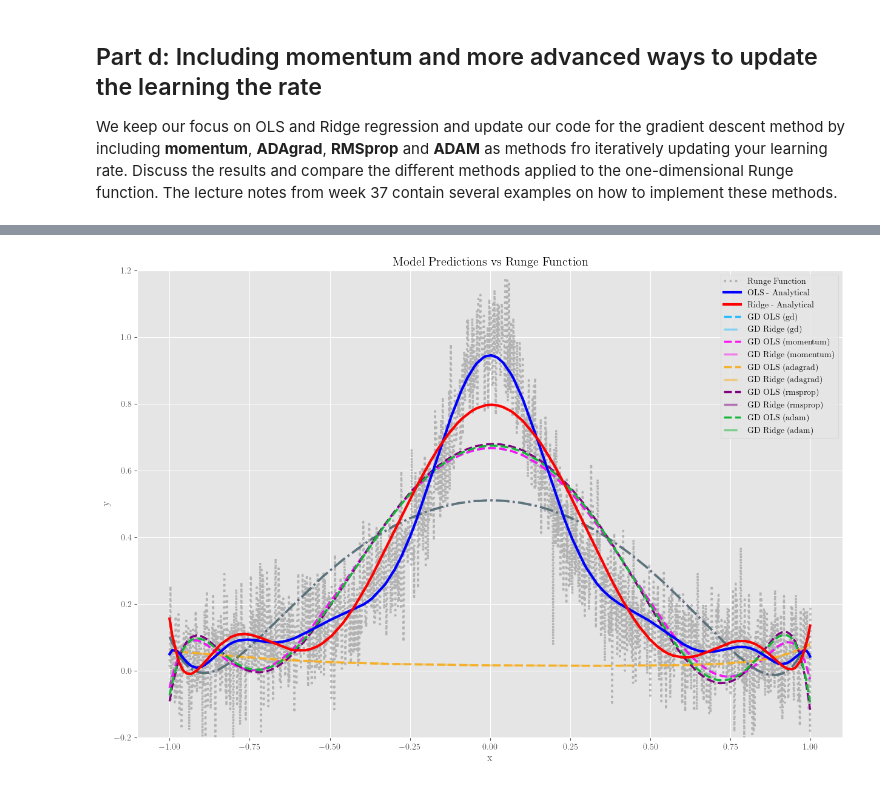
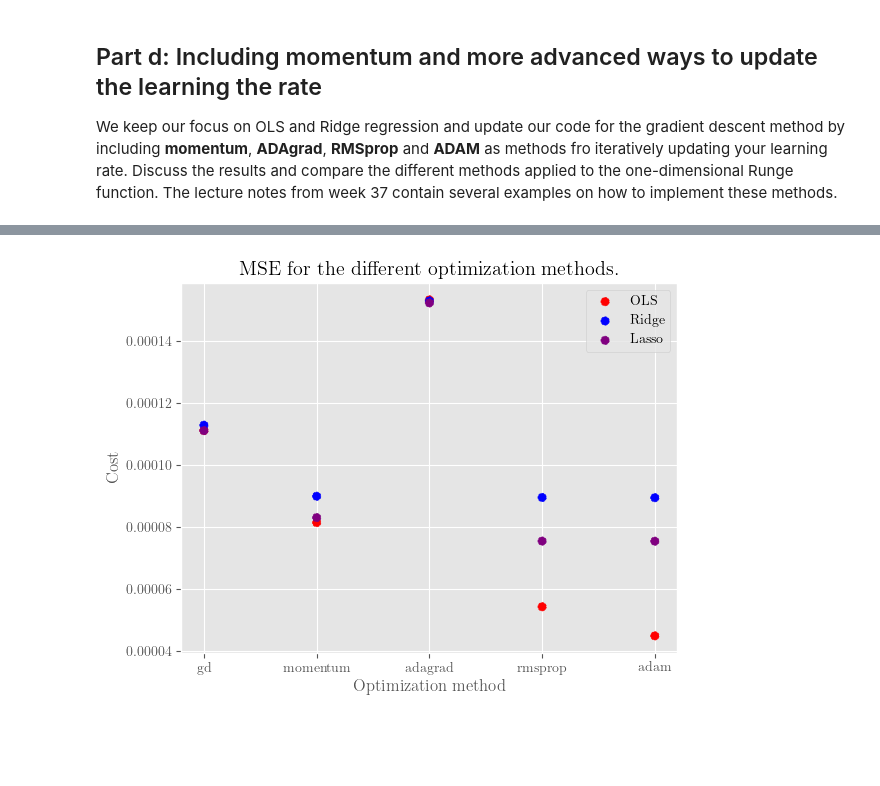
Before and after one commit to kjes4pres/Project_1_FYSSTK, a Jupyter notebook: Code/c_and_d_and_e.ipynb, the cells around one changed output, grey strips where cells are left out. Drawn from its saved outputs; the diff is of its cells as text; code cells hidden in the pictures; blank space fills up the shorter version.

```diff
--- a/Code/c_and_d_and_e.ipynb
+++ b/Code/c_and_d_and_e.ipynb
@@ -411,29 +390,15 @@ plt.show()
-# %%
-# Plot the results from OLS and Ridge on the test data
-plt.figure(figsize=(15,10))
-# Plot the true function, however we need to sort x for this
-sort_indices_full = np.argsort(x.flatten())
-plt.plot(x[sort_indices_full], y[sort_indices_full], color='gray', linestyle=':', label='Runge Function', linewidth=2.5, alpha=0.5)
-# Sort x_test and corresponding predictions for better plotting
-sort_indices = np.argsort(x_test.flatten())
-plt.plot(x_test[sort_indices], y_pred_ols[sort_indices],   color='blue', label='OLS - Analytical',   zorder=5, linewidth=3, linestyle='-')
-plt.plot(x_test[sort_indices], y_pred_ridge[sort_indices], color='red',  label='Ridge - Analytical', zorder=8, linewidth=3, linestyle='-')
-#plt.plot(x_test[sort_indices], y_pred_Lasso[sort_indices], color='Black',  label='Lasso Prediction', zorder=8, linewidth=2.5, linestyle='-')
-colors_OLS   = {'gd': '#A01B03', 'momentum': '#CD2204', 'adagrad': '#ED2905', 'rmsprop': '#FB5032', 'adam': '#FC775F'}
-colors_Ridge = {'gd': '#0308A0', 'momentum': '#040BCD', 'adagrad': '#050DED', 'rmsprop': '#3239FB', 'adam': '#5F64FC'}
-colors_cost_history    = {'gd': '#21BCFF', 'momentum': '#FF10F0', 'adagrad': '#F5B027', 'rmsprop': '#800080', 'adam': "#13B737"}
-#colors_Lasso = {'gd': '#1D1D1D', 'momentum': '#353535', 'adagrad': '#4C4C4C', 'rmsprop': '#646464', 'adam': '#7C7C7C'}
-for method in methods:
-    plt.plot(x_test[sort_indices], X_test[sort_indices] @ results[method]['theta_OLS'],   label=f'GD OLS ({method})',   linewidth=2.5, linestyle='--', color=colors_cost_history[method])
-    plt.plot(x_test[sort_indices], X_test[sort_indices] @ results[method]['theta_Ridge'], label=f'GD Ridge ({method})', linewidth=2.5, linestyle='-.', color=colors_cost_history[method], alpha=0.5)
-    #plt.plot(x_test[sort_indices], X_test[sort_indices] @ results[method]['theta_Lasso'], label=f'GD Lasso ({method})', linewidth=2.5, linestyle=':',  color=colors_Lasso[method])
-plt.xlabel("x")
-plt.ylabel("y")
-plt.ylim(-0.2,1.2)
-plt.title("Model Predictions vs Runge Function")
-# Making the legend outside the plot
-plt.legend(loc='upper right')
-plt.savefig(out_dir / "Model_predictions_GD_and_analytical.pdf" , dpi=200, bbox_inches="tight")
-plt.show()
-# %% [output]
-[figure, removed]
+# %%
+for i, method in enumerate(methods):
+    plt.scatter(i, results[method]["mse_OLS"], color = "red", ls = "--")
+    plt.scatter(i,results[method]["mse_Ridge"], color = "blue", ls = "--")
+    plt.scatter(i, results[method]["mse_Lasso"], color = "purple", ls = "--")
+
+plt.legend(["OLS", "Ridge", "Lasso"])
+i = np.arange(0,5)
+plt.xticks(i,methods)
+plt.ylabel("Cost")
+plt.xlabel("Optimization method")
+plt.title("MSE for the different optimization methods.")
+plt.savefig(out_dir / "MSE_SGD.pdf" , dpi=200, bbox_inches="tight")
+# %% [output]
+[figure, added]
```
Also changed, not shown: parts of 14 cells of this notebook, 2 other files.
